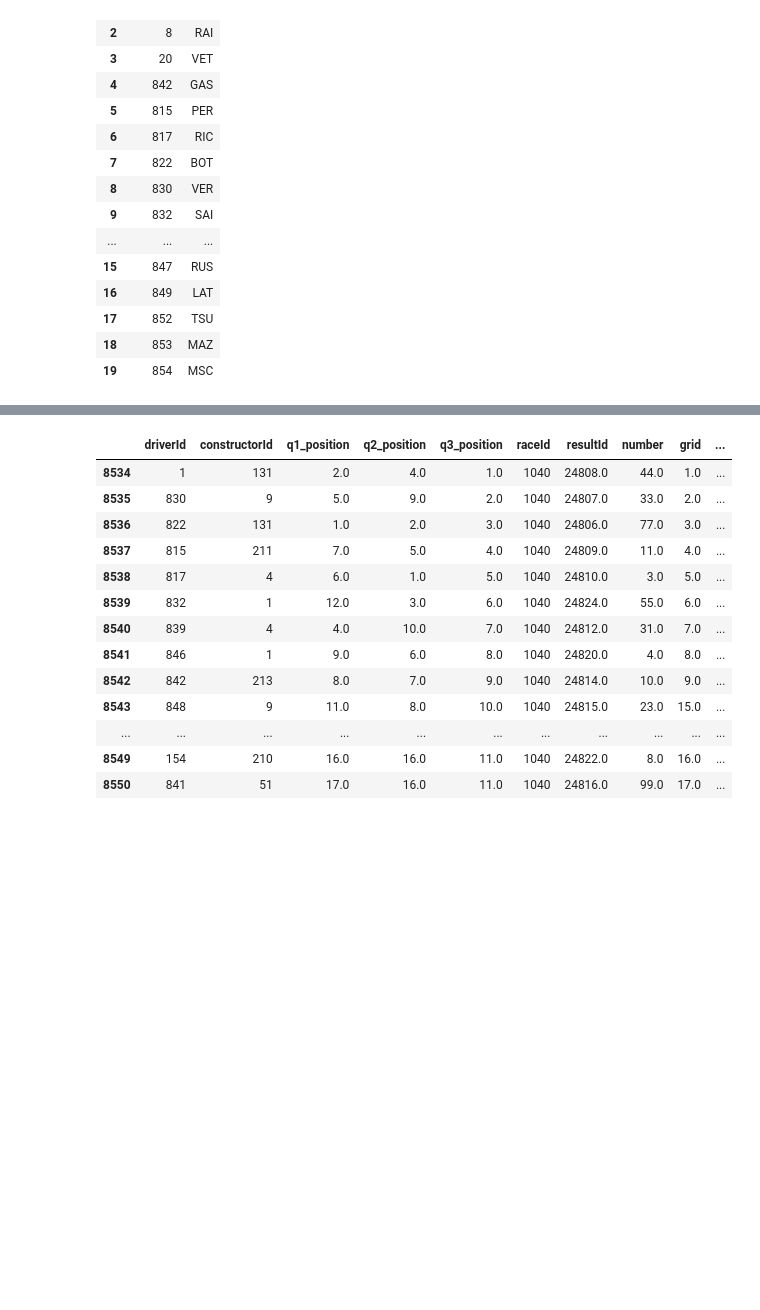
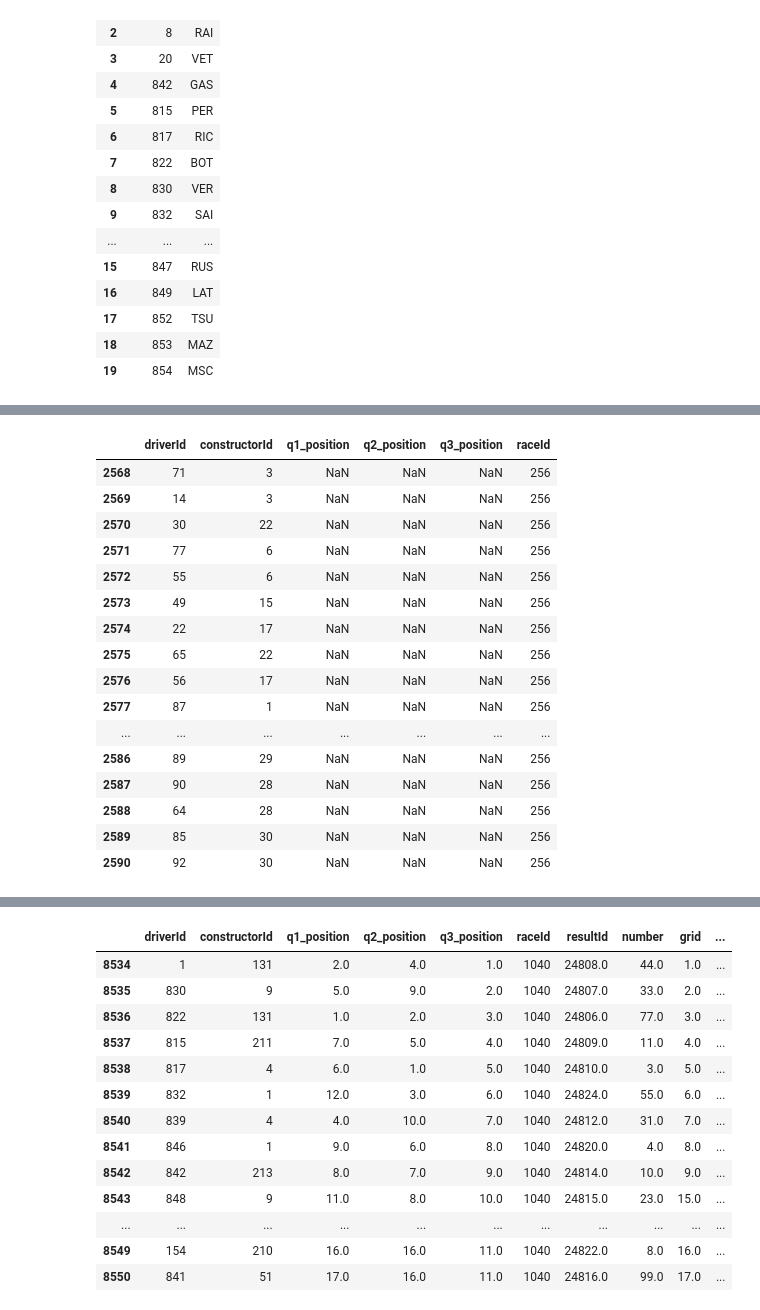
Before and after one commit to shanmu9898/f1-fantasy-predictor, a Jupyter notebook: f1_data_creator.ipynb, the cells around one changed output, grey strips where cells are left out. Saved outputs shown, nothing was run; the diff lists cells and outputs as text; code cells hidden in the pictures; blank space fills up the shorter version.

```diff
--- a/f1_data_creator.ipynb
+++ b/f1_data_creator.ipynb
@@ -90,0 +246,20 @@ test_x["raceId"] = cleaned_positions["raceId"]
+# %%
+test_x[2568:2591]
+# %% [output]
+|  | driverId | constructorId | q1_position | q2_position | q3_position | raceId |
+| 2568 | 71 | 3 | NaN | NaN | NaN | 256 |
+| 2569 | 14 | 3 | NaN | NaN | NaN | 256 |
+| 2570 | 30 | 22 | NaN | NaN | NaN | 256 |
+| 2571 | 77 | 6 | NaN | NaN | NaN | 256 |
+| 2572 | 55 | 6 | NaN | NaN | NaN | 256 |
+| 2573 | 49 | 15 | NaN | NaN | NaN | 256 |
+| 2574 | 22 | 17 | NaN | NaN | NaN | 256 |
+| 2575 | 65 | 22 | NaN | NaN | NaN | 256 |
+| 2576 | 56 | 17 | NaN | NaN | NaN | 256 |
+| 2577 | 87 | 1 | NaN | NaN | NaN | 256 |
+| ... | ... | ... | ... | ... | ... | ... |
+| 2586 | 89 | 29 | NaN | NaN | NaN | 256 |
+| 2587 | 90 | 28 | NaN | NaN | NaN | 256 |
+| 2588 | 64 | 28 | NaN | NaN | NaN | 256 |
+| 2589 | 85 | 30 | NaN | NaN | NaN | 256 |
+| 2590 | 92 | 30 | NaN | NaN | NaN | 256 |
```
Also changed, not shown: parts of 25 cells of this notebook, 1 other file.
